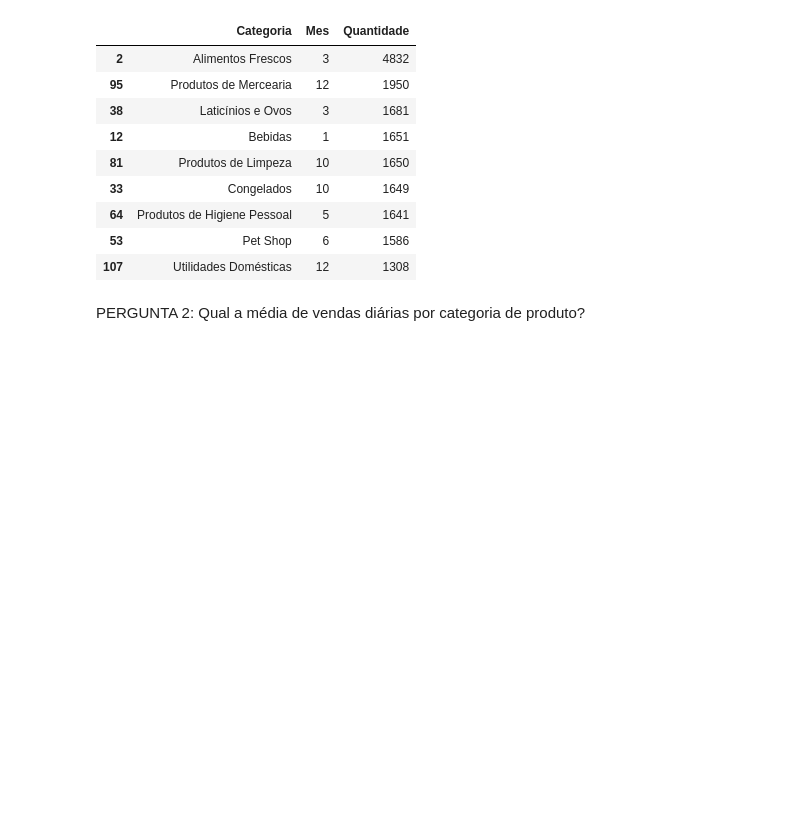
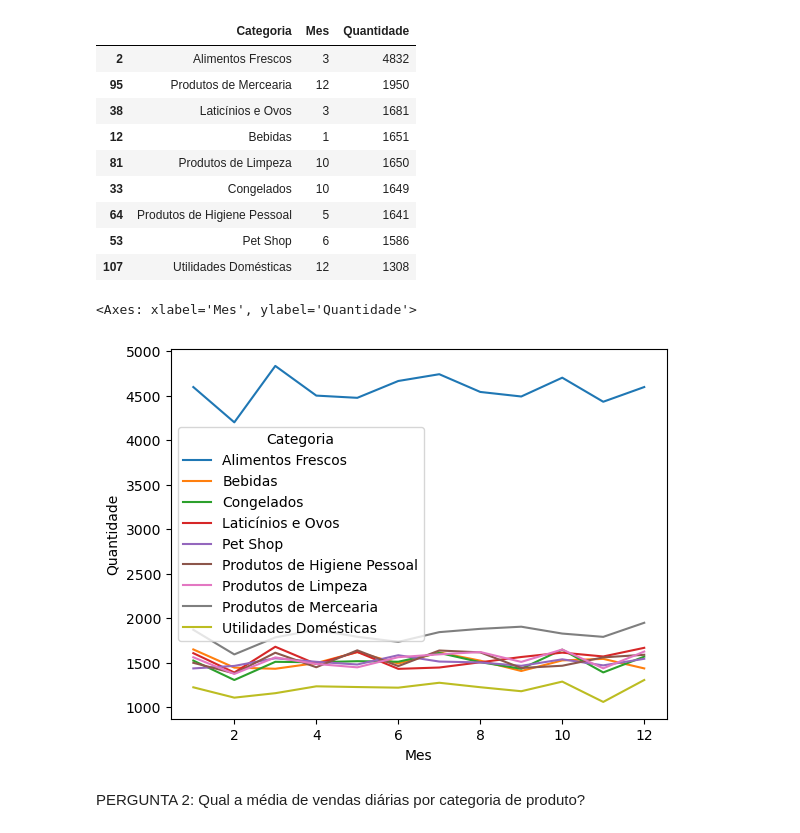
Before and after one commit to denisemasar/analise_vendas, a Jupyter notebook: analise_vendas.ipynb, the cells around one changed output. Saved outputs shown, nothing was run; the diff lists cells and outputs as text; code cells hidden in the pictures; blank space fills up the shorter version.

```diff
--- a/analise_vendas.ipynb
+++ b/analise_vendas.ipynb
@@ -220,6 +228,17 @@ pico_vendas.sort_values("Quantidade", ascending=False)
 | 64 | Produtos de Higiene Pessoal | 5 | 1641 |
 | 53 | Pet Shop | 6 | 1586 |
 | 107 | Utilidades Domésticas | 12 | 1308 |
+# %%
+#Crio um gráfico para visualizar o resultado do pico de vendas por categoria.
+sns.lineplot(
+    data=vendas_categoria_mes,
+    x="Mes",
+    y="Quantidade",
+    hue="Categoria"
+)
+# %% [output]
+<Axes: xlabel='Mes', ylabel='Quantidade'>
+[figure, added]
 # %% [markdown]
 PERGUNTA 2: Qual a média de vendas diárias por categoria de produto?
 # %%
```
Also changed, not shown: parts of 30 cells of this notebook, 1 other file.
